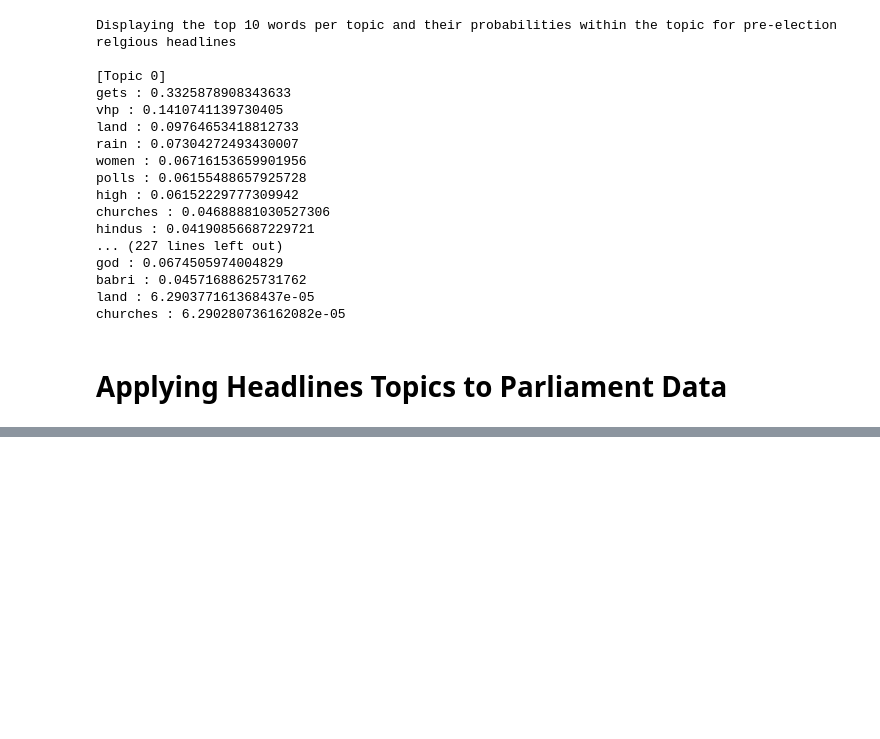
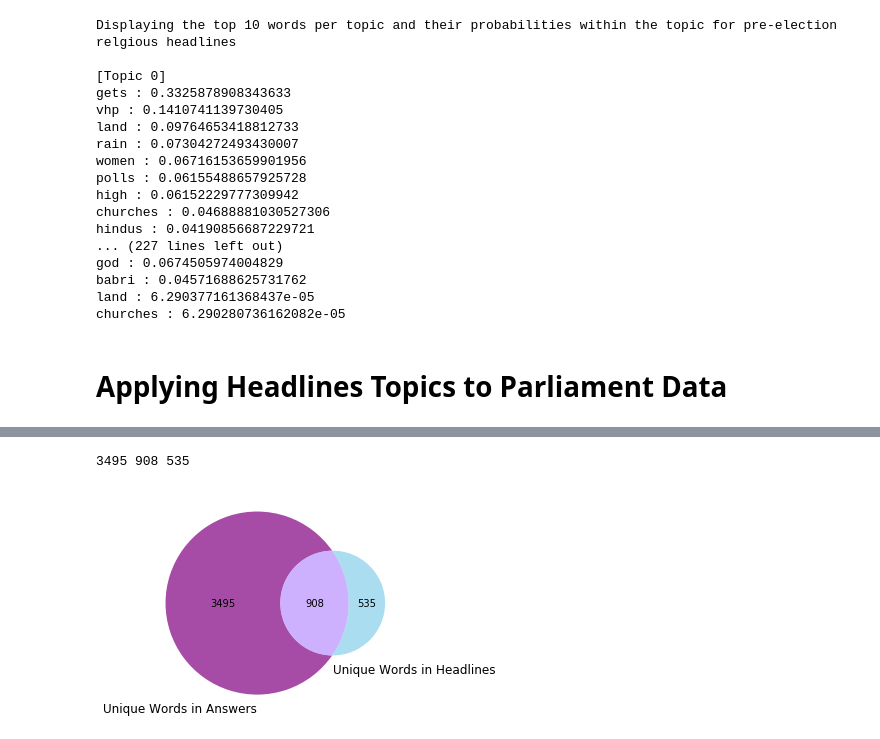
Before and after one commit to nathanderon/india_analysis_UDA, a Jupyter notebook: Analysis.ipynb, the cells around one changed output, grey strips where cells are left out. Saved outputs shown, nothing was run; the diff lists cells and outputs as text; code cells hidden in the pictures; blank space fills up the shorter version.

```diff
--- a/Analysis.ipynb
+++ b/Analysis.ipynb
@@ -337,0 +350,18 @@ answers_distribution_of_headline_topics = lda_headlines.transform(X_answers_for_
+# %%
+in_both = 0
+in_answers_only = 0
+in_headlines_only = 0
+for word in answers_fit.vocabulary_:
+    if word in headlines_fit.vocabulary_:
+        in_both += 1
+    else:
+        in_answers_only += 1
+for word in headlines_fit.vocabulary_:
+    if word not in answers_fit.vocabulary_:
+        in_headlines_only += 1
+print(in_answers_only, in_both, in_headlines_only)
+venn2(subsets = (in_answers_only, in_headlines_only, in_both), set_labels = ("Unique Words in Answers", "Unique Words in Headlines"),
+      set_colors=('purple', 'skyblue'), alpha = 0.7);
+# %% [output]
+3495 908 535
+[figure, added]
```
Also changed, not shown: parts of 22 cells of this notebook.
